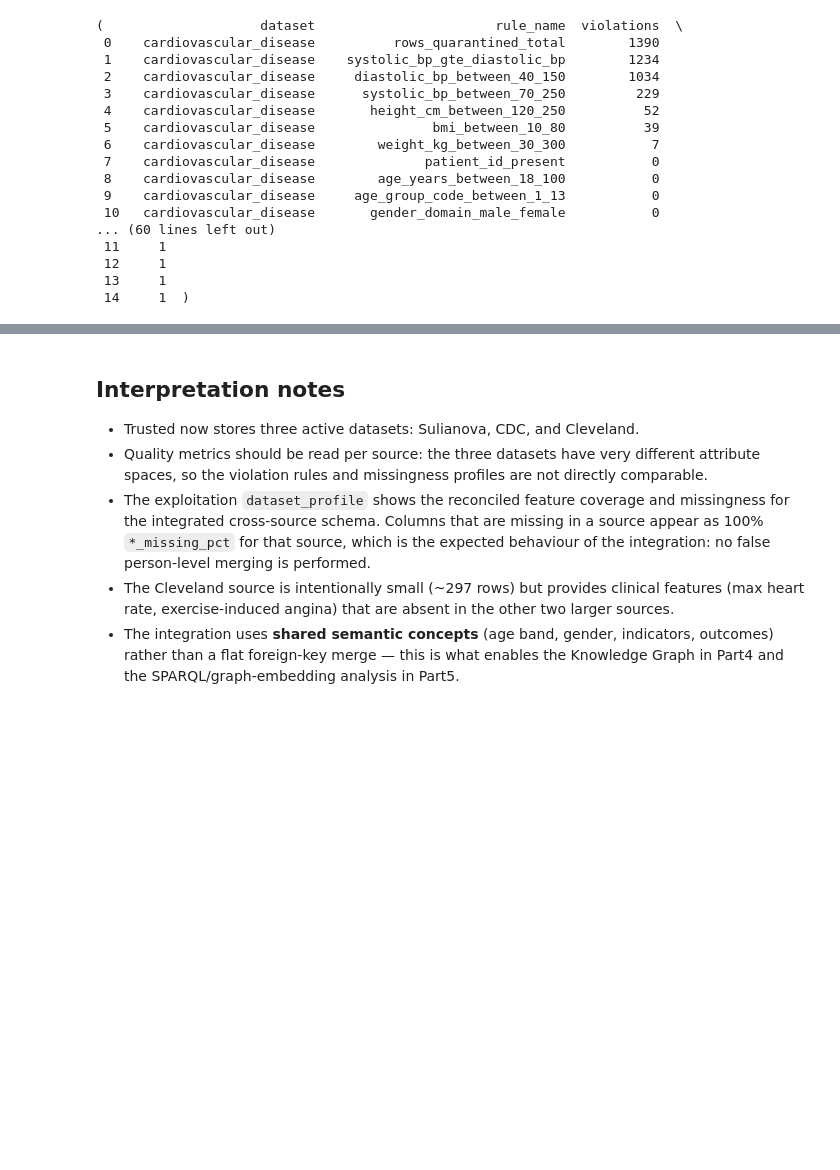
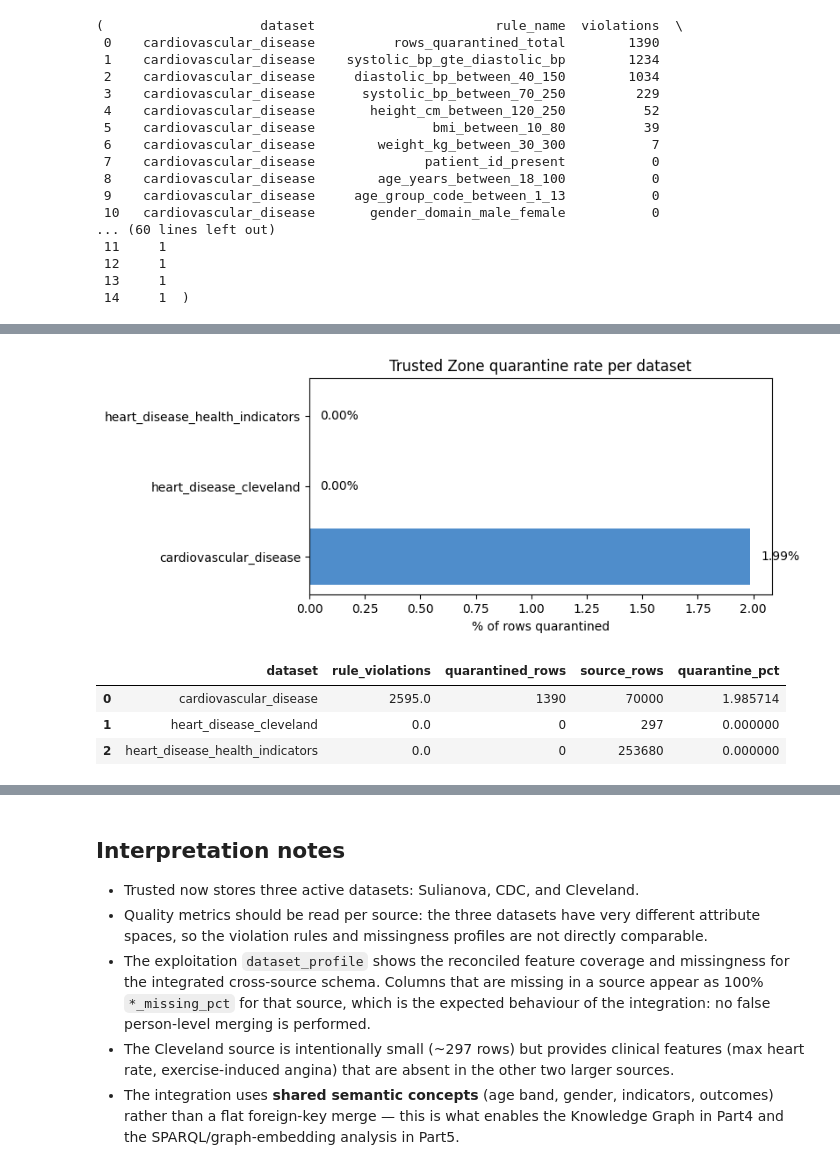
Before and after one commit to gallego-c/bda-practica2, a Jupyter notebook: notebooks/01_data_pipeline_validation.ipynb, the cells around one changed output, grey strips where cells are left out. Saved outputs shown, nothing was run; the diff lists cells and outputs as text; code cells hidden in the pictures; blank space fills up the shorter version.

```diff
--- a/notebooks/01_data_pipeline_validation.ipynb
+++ b/notebooks/01_data_pipeline_validation.ipynb
@@ -120,30 +120,41 @@ profile
 | 1 | heart_disease_cleveland | 297 | 0.4613 | 54.542 | NaN | 0.5556 | ... |
 | 2 | heart_disease_health_indicators | 253680 | 0.0942 | 57.138 | 28.382 | 0.4290 | ... |
 # %%
-import matplotlib.pyplot as plt
+try:
+    import matplotlib.pyplot as plt
+except Exception as exc:
+    plt = None
+    print(f'Matplotlib unavailable; showing tables only: {exc}')
 
 quality_summary = con_t.execute('''
 SELECT dataset,
        SUM(violations) FILTER (WHERE rule_name <> 'rows_quarantined_total') AS rule_violations,
        MAX(CASE WHEN rule_name = 'rows_quarantined_total' THEN violations END) AS quarantined_rows,
        MAX(total_rows) AS source_rows
 FROM trusted.metadata.quality_report
 GROUP BY dataset
 ORDER BY dataset
 ''').df()
 quality_summary["quarantine_pct"] = (
     quality_summary["quarantined_rows"].fillna(0) / quality_summary["source_rows"].clip(lower=1) * 100
 )
 
-fig, ax = plt.subplots(figsize=(8, 3.2), constrained_layout=True)
-bars = ax.barh(quality_summary["dataset"], quality_summary["quarantine_pct"], color="#4F8DCB")
-ax.set_xlabel("% of rows quarantined")
-ax.set_title("Trusted Zone quarantine rate per dataset")
-for bar, pct in zip(bars, quality_summary["quarantine_pct"]):
-    ax.text(bar.get_width() + 0.05, bar.get_y() + bar.get_height() / 2,
-            f"{pct:.2f}%", va="center")
-plt.show()
+if plt is not None:
+    fig, ax = plt.subplots(figsize=(8, 3.2), constrained_layout=True)
+    bars = ax.barh(quality_summary["dataset"], quality_summary["quarantine_pct"], color="#4F8DCB")
+    ax.set_xlabel("% of rows quarantined")
+    ax.set_title("Trusted Zone quarantine rate per dataset")
+    for bar, pct in zip(bars, quality_summary["quarantine_pct"]):
+        ax.text(bar.get_width() + 0.05, bar.get_y() + bar.get_height() / 2,
+                f"{pct:.2f}%", va="center")
+    plt.show()
 quality_summary
+# %% [output]
+[figure, added]
+|  | dataset | rule_violations | quarantined_rows | source_rows | quarantine_pct |
+| 0 | cardiovascular_disease | 2595.0 | 1390 | 70000 | 1.985714 |
+| 1 | heart_disease_cleveland | 0.0 | 0 | 297 | 0.000000 |
+| 2 | heart_disease_health_indicators | 0.0 | 0 | 253680 | 0.000000 |
 # %%
 coverage = con_e.execute('''
 SELECT source_dataset,
```
Also changed, not shown: parts of 2 cells of this notebook, 35 other files.
